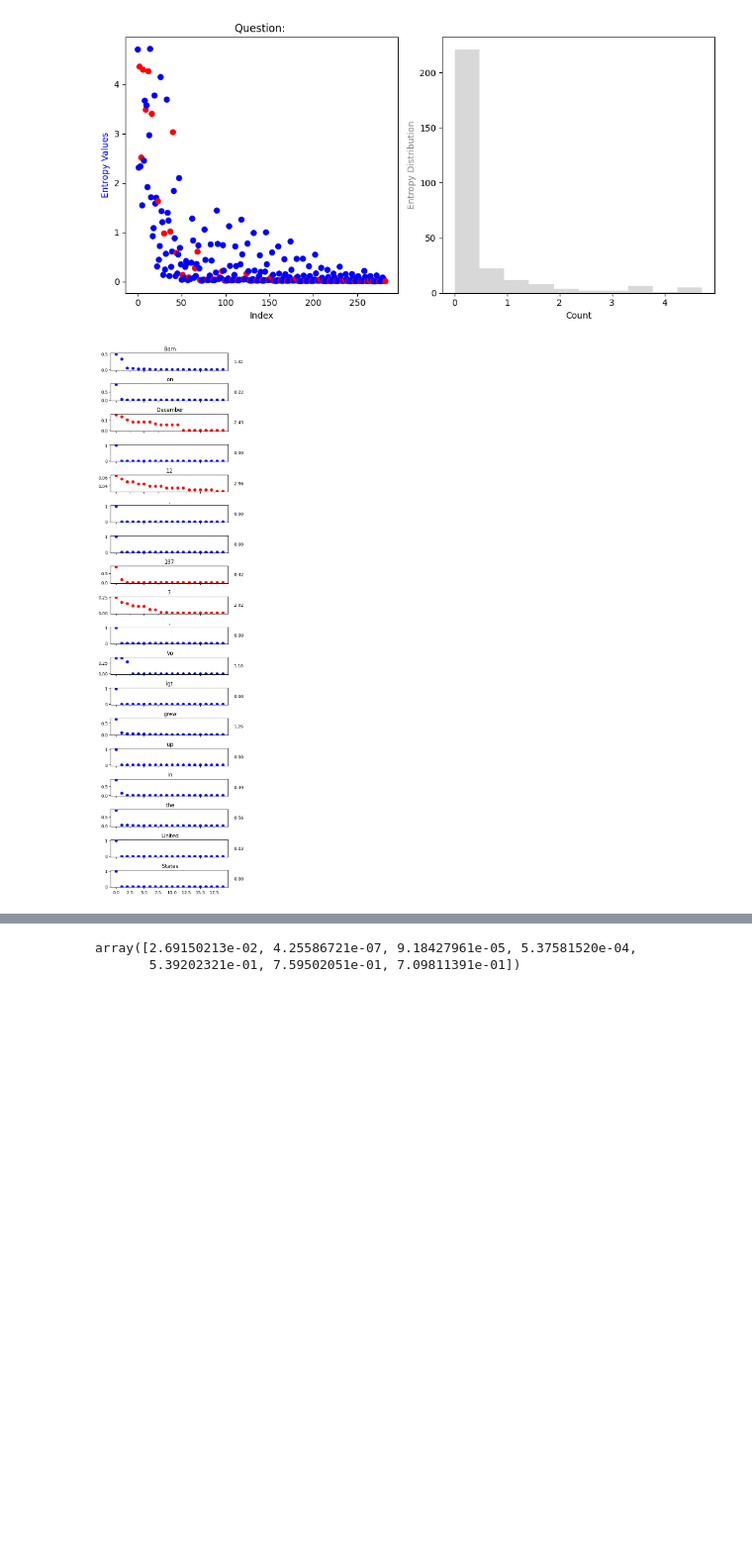
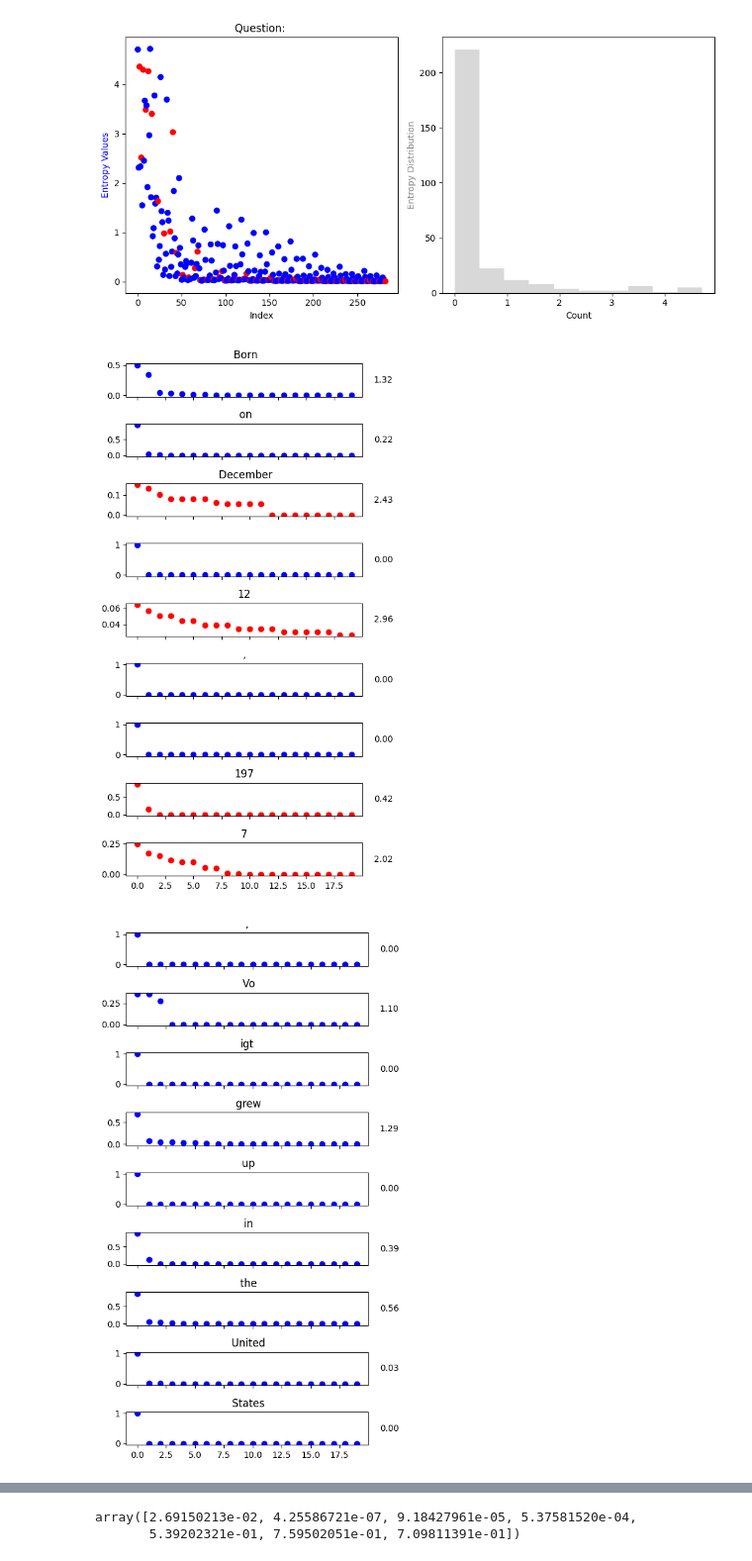
Before and after one commit to shiribaum-tau/NLP_Course_TS_Hallucination_Detection, a Jupyter notebook: data_exploration/Data Exploration.ipynb, the cells around one changed output, grey strips where cells are left out. Shown at 99% size. Drawn from its saved outputs; the diff is of its cells as text; code cells hidden in the pictures; blank space fills up the shorter version.

Commit message:
added figures

```diff
--- a/data_exploration/Data Exploration.ipynb
+++ b/data_exploration/Data Exploration.ipynb
@@ -15,6 +15,9 @@ import scipy.stats as stats
 import logging
 # %%
 MODELS = ['mini_GPT', 'OPT', 'pythia']
+MODEL_NAMES = ['GPT-4o mini', 'OPT-2.7B', 'Pythia-2.8B']
+FIG_OUT = "figures"
+os.makedirs(FIG_OUT, exist_ok=True)
 
 PYTHIA = "EleutherAI/pythia-2.8b"
 OPT = "facebook/opt-2.7b"
@@ -83,24 +86,26 @@ for dat in [dat0, dat3, dat1,dat2]: #
 # %%
 def draw_lie_plot(data, start_idx, n_plots, name=""):
     fig, axes = plt.subplots(n_plots, 1, figsize=(5, n_plots), sharex=True)
     ents = sp.stats.entropy(data['top_k_probs'], axis = 1)
     for i, vec in enumerate(data['top_k_probs'][start_idx:start_idx+n_plots]):
         vec = vec.tolist()[::-1]
         col = 'red' if data['labels'][start_idx + i] == 1 else 'blue'
         axes[i].scatter(np.arange(len(vec)), vec, c=col)
         axes[i].set_title(data['tokens'][start_idx + i])
 
 
         axes[i].annotate(f"{ents[i+start_idx]:.2f}", xy=(1.05, 0.5), xycoords='axes fraction',
                          fontsize=10, ha='left', va='center')
     plt.tight_layout()
     if name:
-        plt.savefig(name)
+        plt.savefig(name, format="pdf", bbox_inches="tight")
     plt.show()
 
-draw_lie_plot(dat0, 23, 18, "cool_entropy_example.png")
+draw_lie_plot(dat0, 23, 9, os.path.join(FIG_OUT, "cool_entropy_example1.pdf"))
+draw_lie_plot(dat0, 32, 9, os.path.join(FIG_OUT, "cool_entropy_example2.pdf"))
 # %% [output]
-[figure, old version]
+[figure, new version]
+[figure, added]
 # %%
 draw_lie_plot(dat0, 100, 50)
 # %% [output]
```
Also changed, not shown: parts of 24 cells of this notebook, 40 other files.
